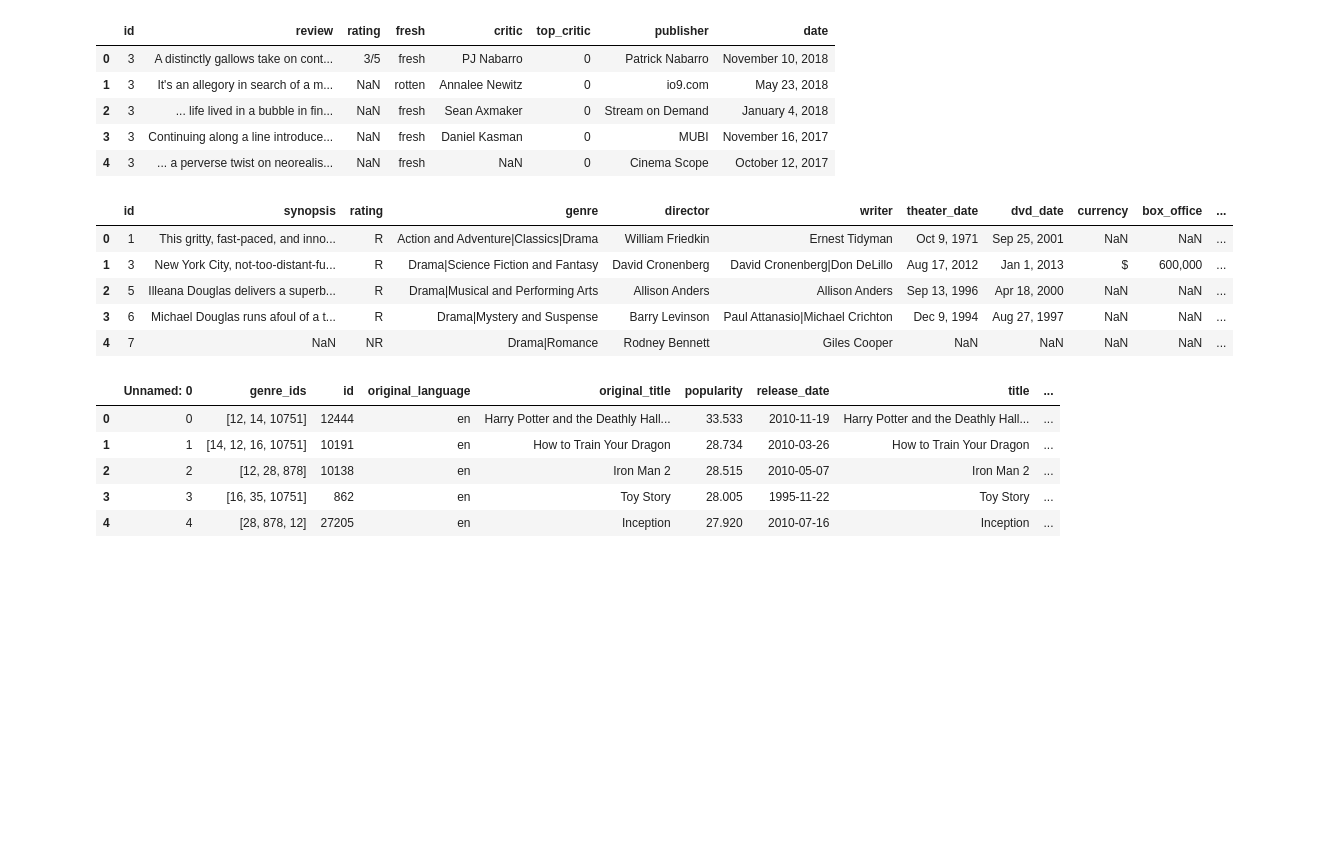
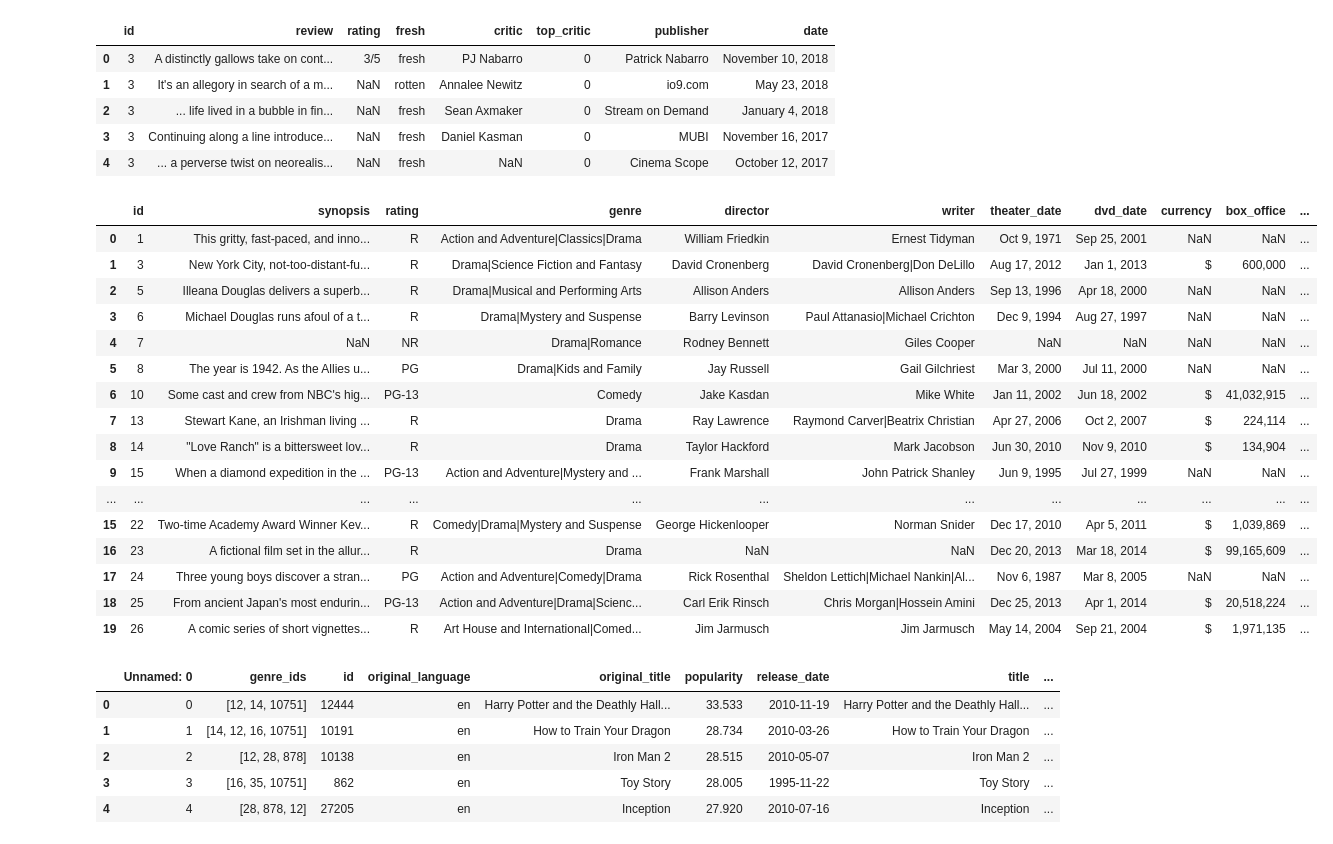
Before and after one commit to yunghanjeong/091420NYCDS_P1_G2_Project, a Jupyter notebook: Findings - Cierra.ipynb, the cells around one changed output. Saved outputs shown, nothing was run; the diff lists cells and outputs as text; code cells hidden in the pictures; blank space fills up the shorter version.

```diff
--- a/Findings - Cierra.ipynb
+++ b/Findings - Cierra.ipynb
@@ -90,14 +171,25 @@ df7.head(5)
 | 4 | 3 | ... a perverse twist on neorealis... | NaN | fresh | NaN | 0 | Cinema Scope | October 12, 2017 |
 # %%
 df8 = pd.read_csv('data/rt.movie_info.tsv.gz', delimiter='\t', encoding='windows-1254')
-df8.head()
+df8.head(20)
 # %% [output]
 |  | id | synopsis | rating | genre | director | writer | theater_date | dvd_date | currency | box_office | ... |
 | 0 | 1 | This gritty, fast-paced, and inno... | R | Action and Adventure|Classics|Drama | William Friedkin | Ernest Tidyman | Oct 9, 1971 | Sep 25, 2001 | NaN | NaN | ... |
 | 1 | 3 | New York City, not-too-distant-fu... | R | Drama|Science Fiction and Fantasy | David Cronenberg | David Cronenberg|Don DeLillo | Aug 17, 2012 | Jan 1, 2013 | $ | 600,000 | ... |
 | 2 | 5 | Illeana Douglas delivers a superb... | R | Drama|Musical and Performing Arts | Allison Anders | Allison Anders | Sep 13, 1996 | Apr 18, 2000 | NaN | NaN | ... |
 | 3 | 6 | Michael Douglas runs afoul of a t... | R | Drama|Mystery and Suspense | Barry Levinson | Paul Attanasio|Michael Crichton | Dec 9, 1994 | Aug 27, 1997 | NaN | NaN | ... |
 | 4 | 7 | NaN | NR | Drama|Romance | Rodney Bennett | Giles Cooper | NaN | NaN | NaN | NaN | ... |
+| 5 | 8 | The year is 1942. As the Allies u... | PG | Drama|Kids and Family | Jay Russell | Gail Gilchriest | Mar 3, 2000 | Jul 11, 2000 | NaN | NaN | ... |
+| 6 | 10 | Some cast and crew from NBC's hig... | PG-13 | Comedy | Jake Kasdan | Mike White | Jan 11, 2002 | Jun 18, 2002 | $ | 41,032,915 | ... |
+| 7 | 13 | Stewart Kane, an Irishman living ... | R | Drama | Ray Lawrence | Raymond Carver|Beatrix Christian | Apr 27, 2006 | Oct 2, 2007 | $ | 224,114 | ... |
+| 8 | 14 | "Love Ranch" is a bittersweet lov... | R | Drama | Taylor Hackford | Mark Jacobson | Jun 30, 2010 | Nov 9, 2010 | $ | 134,904 | ... |
+| 9 | 15 | When a diamond expedition in the ... | PG-13 | Action and Adventure|Mystery and ... | Frank Marshall | John Patrick Shanley | Jun 9, 1995 | Jul 27, 1999 | NaN | NaN | ... |
+| ... | ... | ... | ... | ... | ... | ... | ... | ... | ... | ... | ... |
+| 15 | 22 | Two-time Academy Award Winner Kev... | R | Comedy|Drama|Mystery and Suspense | George Hickenlooper | Norman Snider | Dec 17, 2010 | Apr 5, 2011 | $ | 1,039,869 | ... |
+| 16 | 23 | A fictional film set in the allur... | R | Drama | NaN | NaN | Dec 20, 2013 | Mar 18, 2014 | $ | 99,165,609 | ... |
+| 17 | 24 | Three young boys discover a stran... | PG | Action and Adventure|Comedy|Drama | Rick Rosenthal | Sheldon Lettich|Michael Nankin|Al... | Nov 6, 1987 | Mar 8, 2005 | NaN | NaN | ... |
+| 18 | 25 | From ancient Japan's most endurin... | PG-13 | Action and Adventure|Drama|Scienc... | Carl Erik Rinsch | Chris Morgan|Hossein Amini | Dec 25, 2013 | Apr 1, 2014 | $ | 20,518,224 | ... |
+| 19 | 26 | A comic series of short vignettes... | R | Art House and International|Comed... | Jim Jarmusch | Jim Jarmusch | May 14, 2004 | Sep 21, 2004 | $ | 1,971,135 | ... |
 # %%
 df9 = pd.read_csv('data/tmdb.movies.csv.gz')
 df9.head()
```
Also changed, not shown: parts of 22 cells of this notebook, 3 other files.
